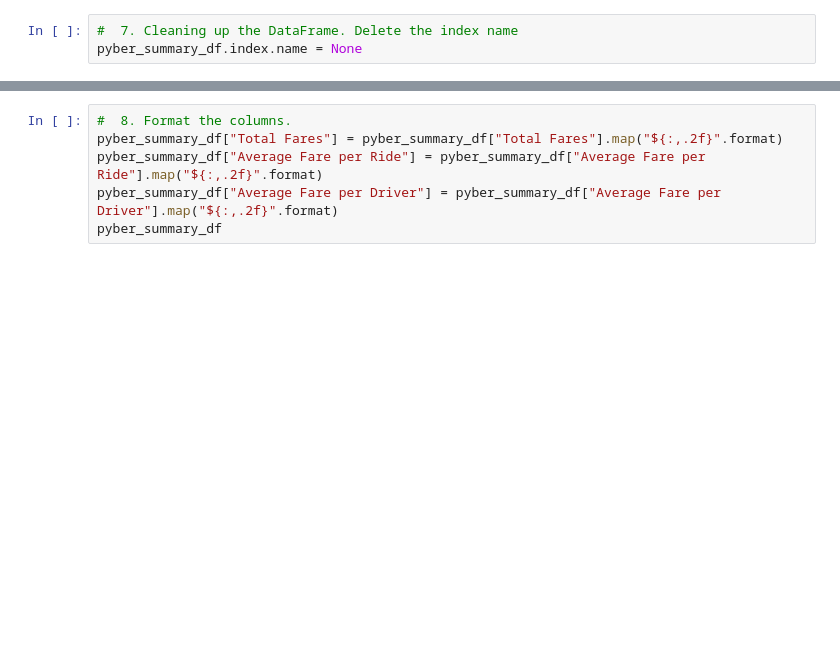
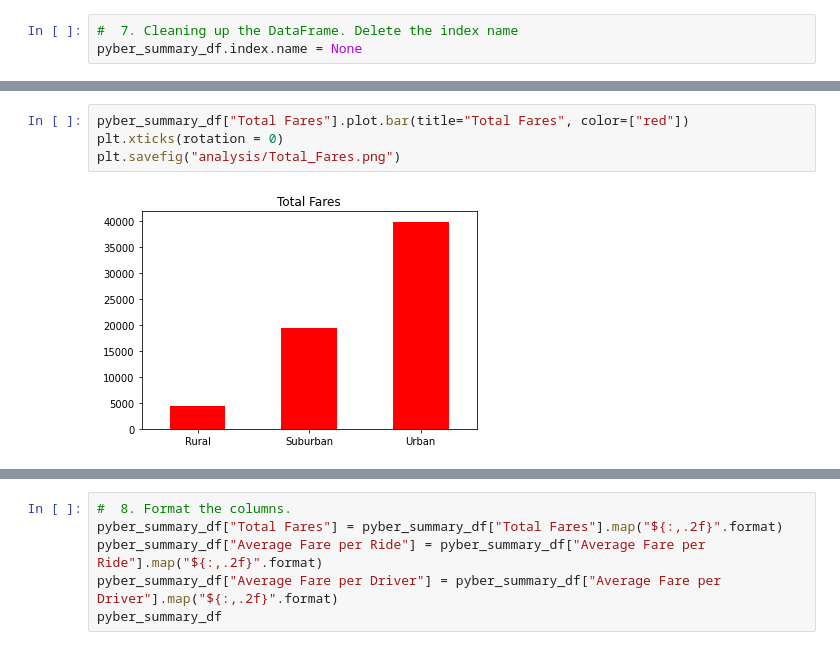
Before and after one commit to khanh703/PyBer_Analysis, a Jupyter notebook: PyBer_Challenge.ipynb, the cells around one changed output, grey strips where cells are left out. Saved outputs shown, nothing was run; the diff lists cells and outputs as text; blank space fills up the shorter version.

```diff
--- a/PyBer_Challenge.ipynb
+++ b/PyBer_Challenge.ipynb
@@ -73,0 +88,6 @@ pyber_summary_df.index.name = None
+# %%
+pyber_summary_df["Total Fares"].plot.bar(title="Total Fares", color=["red"])
+plt.xticks(rotation = 0)
+plt.savefig("analysis/Total_Fares.png")
+# %% [output]
+[figure, added]
```
Also changed, not shown: parts of 5 cells of this notebook, 5 other files.
